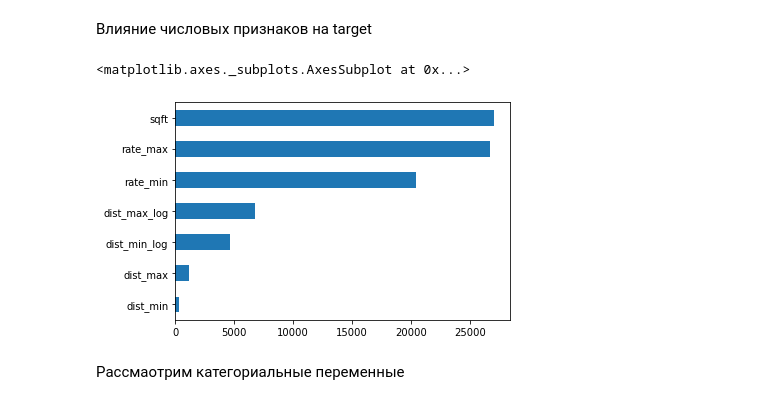
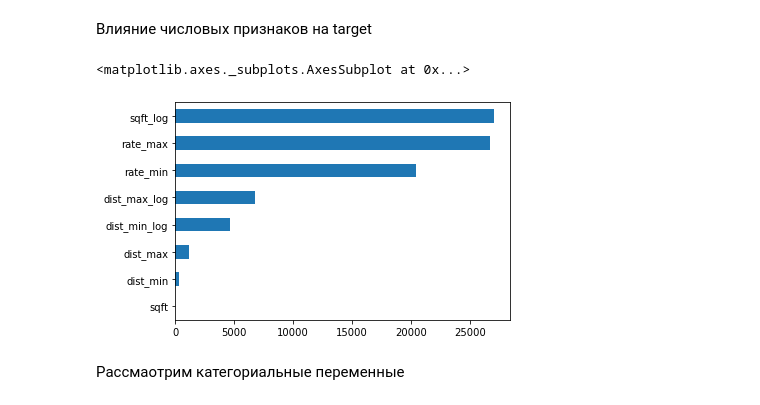
Before and after one commit to TimeryaevaM/Diplom, a Jupyter notebook: diplom_4v.ipynb, the cells around one changed output. Cells and saved outputs as stored; diff of their text form; code cells hidden in the pictures.

```diff
--- a/diplom_4v.ipynb
+++ b/diplom_4v.ipynb
@@ -434,7 +450,7 @@ df.loc[(df['city'].isna()==False) & (df['city'].str.contains('san antonio')), 'c
 df['city'] = df['city'].str.replace('p c ', 'panama ').str.replace('^n ', 'north ').str.replace("town 'n' country", 'town north country')
 df['city'] = df['city'].str.replace('nyork', 'new york').str.replace('nyc', 'new york')
 df['city'] = df['city'].str.replace('bed-stuy', 'brooklyn').str.replace('collegepoint', 'college point')
-df['city'] = df['city'].str.replace('othvalue [ a-z]*', 'othvalue')
+df['city'] = df['city'].str.replace('othvalue [ a-z]*', 'other')
 # %%
 df['city'] = df['city'].apply(lambda x: " ".join(str(x).split())).str.strip()
 df['city'] = df['city'].apply(lambda x: None if x is None else None if str(x) == '' else x)
@@ -511,4 +527,8 @@ df['zipcode'].value_counts()
 27703-9840       1
 Name: zipcode, Length: 4549, dtype: int64
 # %%
-df['zipcode'] = df['zipcode'].str.replace('\-[0-9]*', '').apply(lambda x: None if x is None else None if x == '' else str(x))
+# Приведем все значения к 5-значному формату
+
+df['zipcode'] = df['zipcode'].str.replace('\-[0-9]*', '').apply(lambda x: None if x is None else
+                                                                None if x == '' else
+                                                                ('0000' + str(x))[-5:])
@@ -1335,7 +1345,8 @@ plt.show()
 # %%
 # Цена распределена примерно одинакого, ничего с выбросами делать пока не будем
 # %%
-df_train['sqft'] = np.log(df_train['sqft'] + 1)
+df_train['sqft_log'] = np.log(df_train['sqft'] + 1)
+df_test['sqft_log'] = np.log(df_test['sqft'] + 1)
 # %%
 # dist_max
 
@@ -1479,20 +1492,19 @@ plt.show()
 # df_train.columns
 # %%
 # Введем новые числовые признаки
-numerical_features_new = numerical_features + ['dist_max_log', 'dist_min_log']
+numerical_features_new = numerical_features + ['dist_max_log', 'dist_min_log' ,'sqft_log']
 # %%
 # График влияния числовых переменных на target
 
 df_train_imp = df_train.copy()
 
 # рассмотрим значимость переменных
-label_encoder = LabelEncoder()
 
 imp_num = pd.Series(f_regression(df_train_imp[numerical_features_new],
                               df_train_imp['target_log'])[0], index=numerical_features_new)
 imp_num.sort_values(inplace = True)
 imp_num.plot(kind = 'barh')
 # %% [output]
 <matplotlib.axes._subplots.AxesSubplot at 0x...>
-[figure, old version]
+[figure, new version]
 # %%
```
Also changed, not shown: parts of 57 cells of this notebook.
